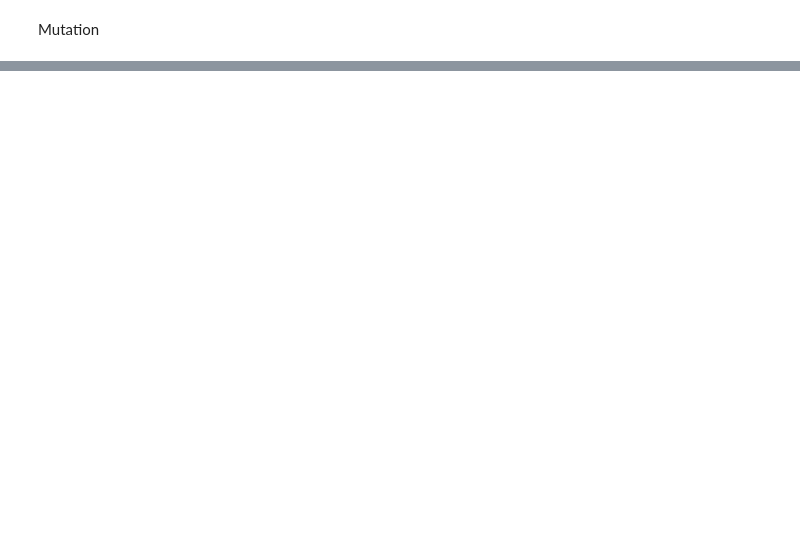
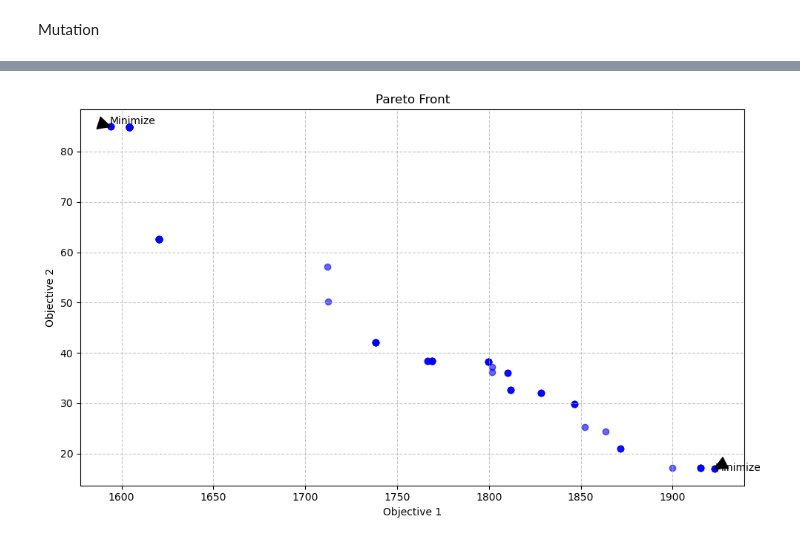
Before and after one commit to Leolieu02/ACIT4610-Assignment2, a Jupyter notebook: NSGA2.ipynb, the cells around one changed output, grey strips where cells are left out. Saved outputs shown, nothing was run; the diff lists cells and outputs as text; code cells hidden in the pictures; blank space fills up the shorter version.

Commit message:
Combining functions into NSGAII and graphing pareto front

```diff
--- a/NSGA2.ipynb
+++ b/NSGA2.ipynb
@@ -229,9 +220,9 @@ def relocation_mutation(individual):
 
     # Check if car has space for customer
     if vehicleCheck(to_vehicle,customers[customer]):
-        print(customers[customer])
-        print(customer)
-        print(to_vehicle)
+        # print(customers[customer])
+        # print(customer)
+        # print(to_vehicle)
         # insert at random position
         insert_pos = random.randint(0, len(to_vehicle))
         to_vehicle.insert(insert_pos, customer)
@@ -240,15 +231,6 @@ def relocation_mutation(individual):
         individual.append([customer])
 
     return individual
-
-
-def mutate(individual):
-    chance = random.random()
-    if chance <= 0.1:  # 10% mutation rate for demonstration
-      if chance < 0.05: # 50% of each mutation type
-        relocation_mutation(individual)
-      else: swap_mutation(individual)
-    return individual
 # %%
 testIndividual = create_individual(5)
 print(testIndividual)
@@ -317,0 +538,23 @@ order_crossover(create_individual(5), create_individual(5))
+# %%
+import matplotlib.pyplot as plt
+
+# Assuming pareto_front is already defined
+x = [solution.objectives[0] for solution in pareto_front]
+y = [solution.objectives[1] for solution in pareto_front]
+
+plt.figure(figsize=(10, 6))
+plt.scatter(x, y, c='blue', alpha=0.6)
+plt.title('Pareto Front')
+plt.xlabel('Objective 1')
+plt.ylabel('Objective 2')
+plt.grid(True, linestyle='--', alpha=0.7)
+
+plt.annotate('Minimize', xy=(min(x), max(y)), xytext=(min(x)-0.5, max(y)+0.5),
+             arrowprops=dict(facecolor='black', shrink=0.05))
+plt.annotate('Minimize', xy=(max(x), min(y)), xytext=(max(x)+0.5, min(y)-0.5),
+             arrowprops=dict(facecolor='black', shrink=0.05))
+
+plt.tight_layout()
+plt.show()
+# %% [output]
+[figure, added]
```
Also changed, not shown: parts of 9 cells of this notebook.
